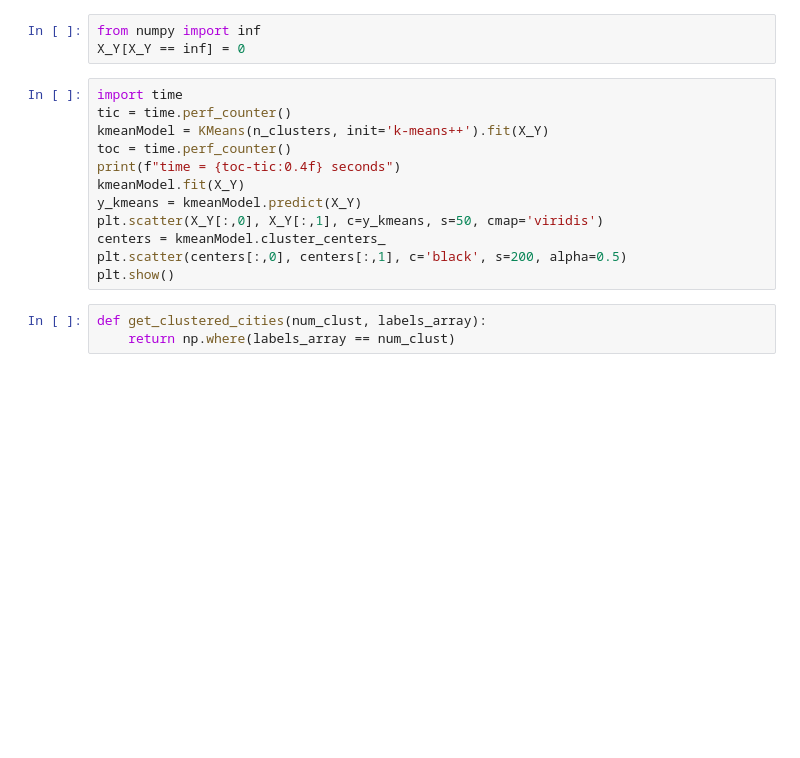
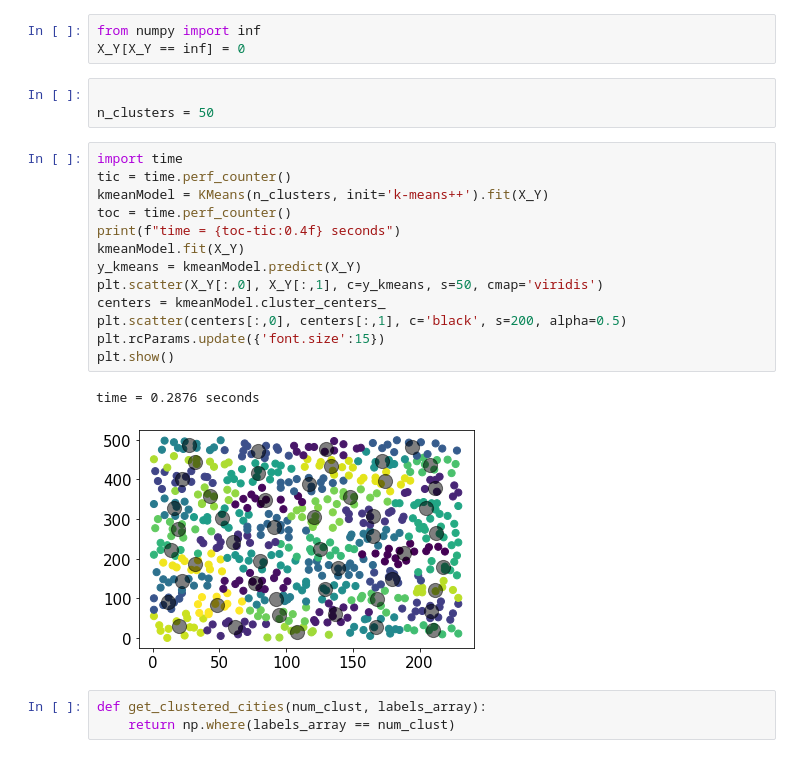
Before and after one commit to souravsanyal06/Neuro-Ising, a Jupyter notebook: gen_cluster.ipynb, the cells around one changed output. Cells and saved outputs as stored; diff of their text form; blank space fills up the shorter version.

```diff
--- a/gen_cluster.ipynb
+++ b/gen_cluster.ipynb
@@ -89,18 +94,25 @@ lt.show()
 # %%
 from numpy import inf
 X_Y[X_Y == inf] = 0
+# %%
+
+n_clusters = 50
 # %%
 import time
 tic = time.perf_counter()
 kmeanModel = KMeans(n_clusters, init='k-means++').fit(X_Y)
 toc = time.perf_counter()
 print(f"time = {toc-tic:0.4f} seconds")
 kmeanModel.fit(X_Y)
 y_kmeans = kmeanModel.predict(X_Y)
 plt.scatter(X_Y[:,0], X_Y[:,1], c=y_kmeans, s=50, cmap='viridis')
 centers = kmeanModel.cluster_centers_
 plt.scatter(centers[:,0], centers[:,1], c='black', s=200, alpha=0.5)
+plt.rcParams.update({'font.size':15})
 plt.show()
+# %% [output]
+time = 0.2876 seconds
+[figure, added]
 # %%
 def get_clustered_cities(num_clust, labels_array):
     return np.where(labels_array == num_clust)
```
Also changed, not shown: parts of 3 cells of this notebook.
